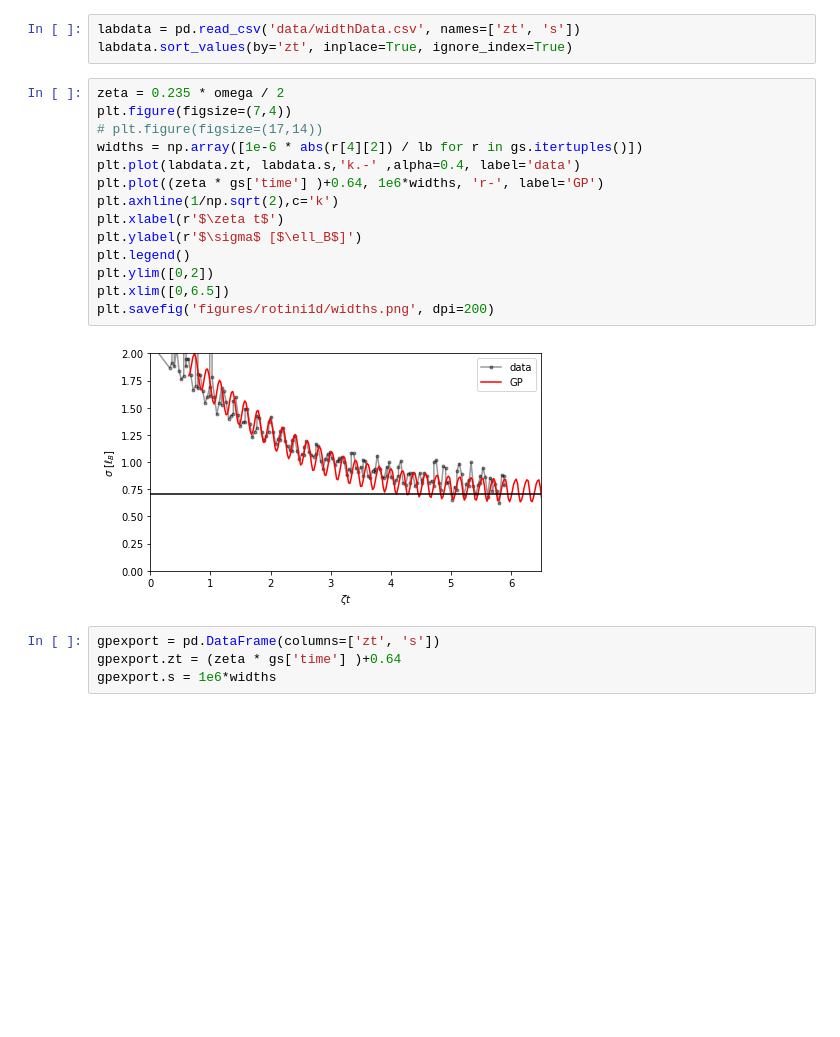
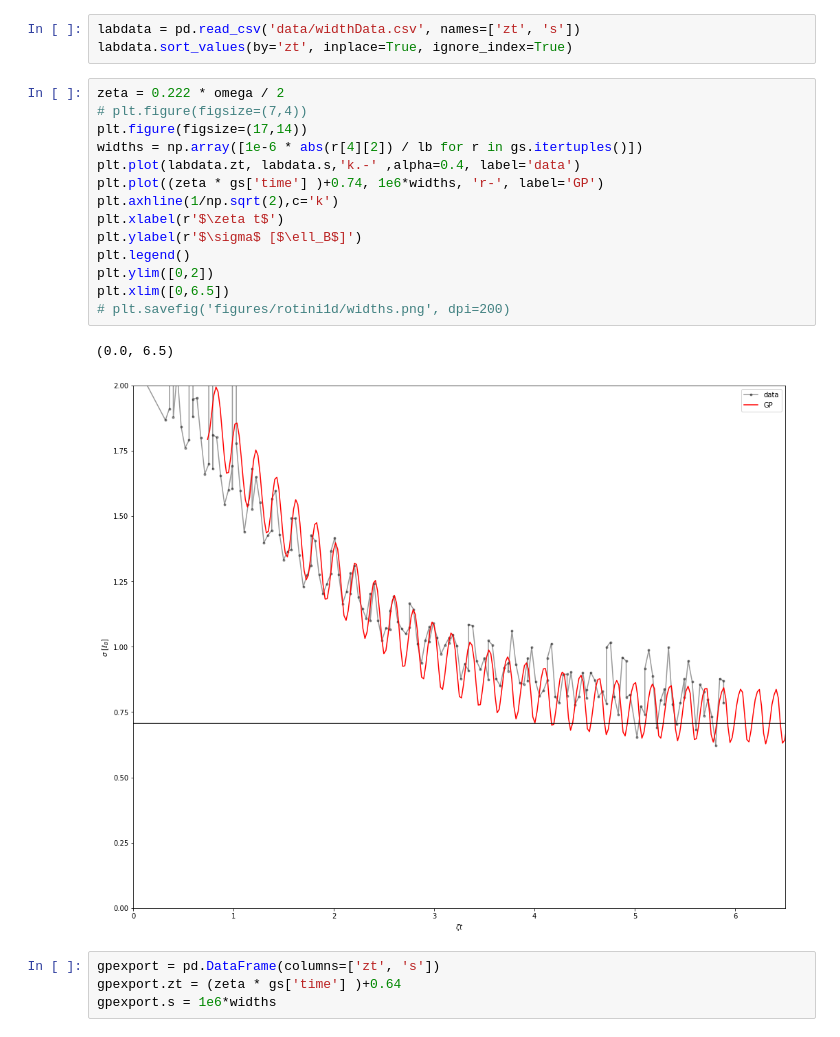
Before and after one commit to biswaroopmukherjee/condensate, a Jupyter notebook: notebooks/Hall strip.ipynb, the cells around one changed output. Drawn from its saved outputs; the diff is of its cells as text; blank space fills up the shorter version.

```diff
--- a/notebooks/Hall strip.ipynb
+++ b/notebooks/Hall strip.ipynb
@@ -204,21 +204,22 @@ Text(0, 0.5, '$\\sigma$ [$\\mu m$]')
 labdata = pd.read_csv('data/widthData.csv', names=['zt', 's'])
 labdata.sort_values(by='zt', inplace=True, ignore_index=True)
 # %%
-zeta = 0.235 * omega / 2
-plt.figure(figsize=(7,4))
-# plt.figure(figsize=(17,14))
+zeta = 0.222 * omega / 2
+# plt.figure(figsize=(7,4))
+plt.figure(figsize=(17,14))
 widths = np.array([1e-6 * abs(r[4][2]) / lb for r in gs.itertuples()])
 plt.plot(labdata.zt, labdata.s,'k.-' ,alpha=0.4, label='data')
-plt.plot((zeta * gs['time'] )+0.64, 1e6*widths, 'r-', label='GP')
+plt.plot((zeta * gs['time'] )+0.74, 1e6*widths, 'r-', label='GP')
 plt.axhline(1/np.sqrt(2),c='k')
 plt.xlabel(r'$\zeta t$')
 plt.ylabel(r'$\sigma$ [$\ell_B$]')
 plt.legend()
 plt.ylim([0,2])
 plt.xlim([0,6.5])
-plt.savefig('figures/rotini1d/widths.png', dpi=200)
+# plt.savefig('figures/rotini1d/widths.png', dpi=200)
 # %% [output]
+(0.0, 6.5)
-[figure, old version]
+[figure, new version]
 # %%
 gpexport = pd.DataFrame(columns=['zt', 's'])
 gpexport.zt = (zeta * gs['time'] )+0.64
```
